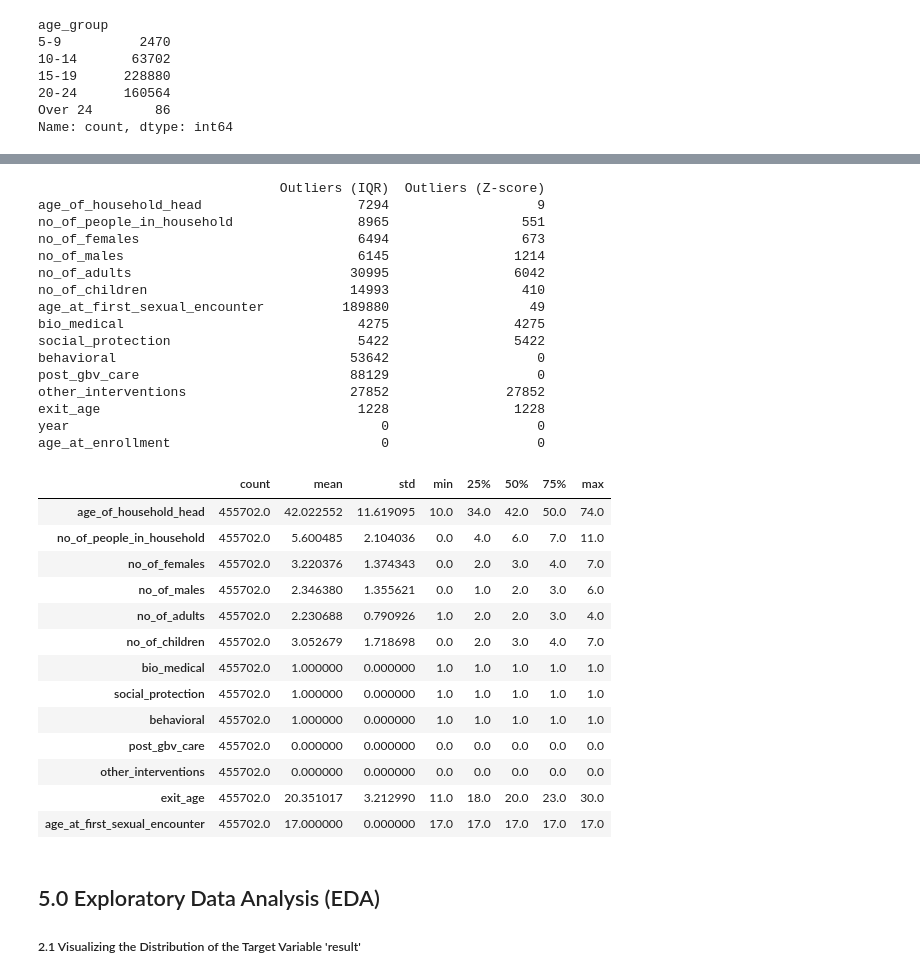
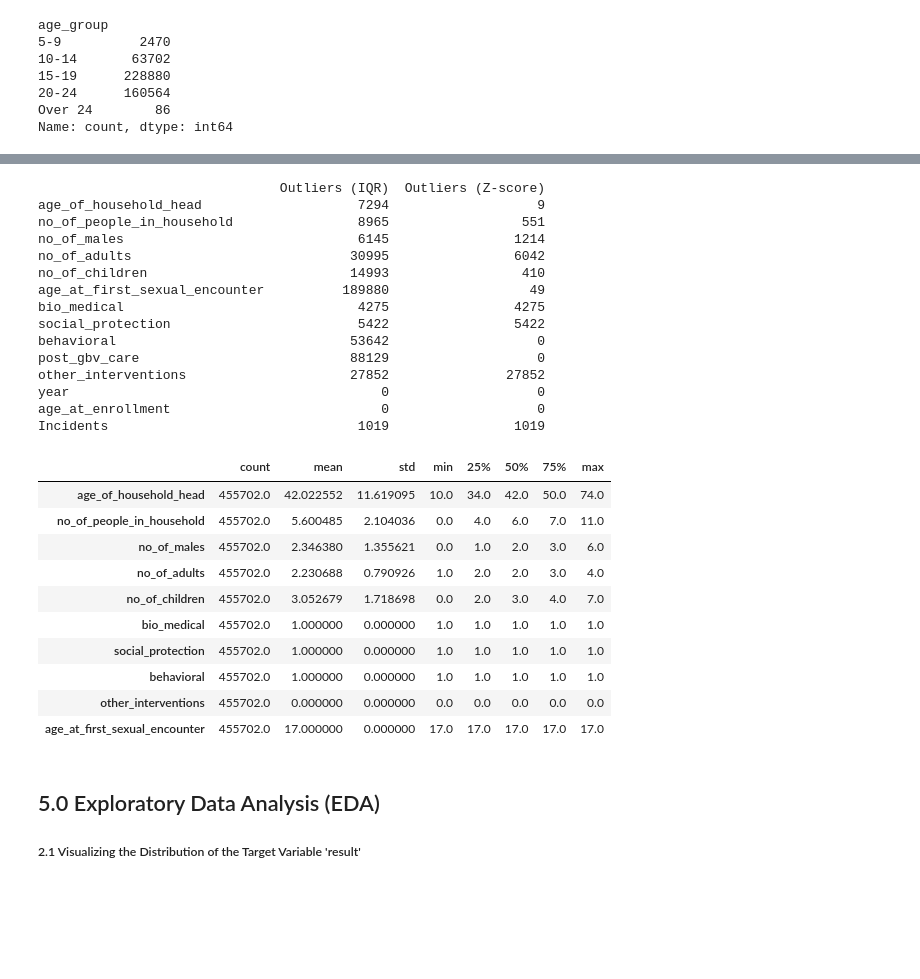
Before and after one commit to RichieRicky/DSF-PT08P5-GROUP5_CAPSTONE-PROJECT, a Jupyter notebook: Index.ipynb, the cells around one changed output, grey strips where cells are left out. Cells and saved outputs as stored; diff of their text form; code cells hidden in the pictures; blank space fills up the shorter version.

```diff
--- a/Index.ipynb
+++ b/Index.ipynb
@@ -87,7 +87,7 @@ import warnings
 warnings.filterwarnings("ignore")
 # %%
 #Ioading the dataset
-AGYW_prev_data=pd.read_csv('./data/hiv_raw_dataset.csv')
+AGYW_prev_data=pd.read_csv(r"C:\Users\rkeoye\Documents\AUDIT_2024\DATA_SCIENCE\PHASE  5\dreams_raw_dataset.csv")
 AGYW_prev_data.head() #display the first 5 rows of the dataset
 # %% [output]
 |  | date_of_birth | date_of_enrollment | county | head_of_household | head_of_household_other | ... |
@@ -237,7 +237,10 @@ print(f"We have dropped {duplicates} duplicate rows.")
 We have dropped 105 duplicate rows.
 # %%
 #drop columns that we may not need for our analysis
-columns_to_drop=['intervention_name','head_of_household_other','ever_tested_for_hiv','post_gbv_care','exit_reason_other']
+columns_to_drop=['ever_tested_for_hiv',
+                 'is_one_parent_alive', 'parents_alive_status', 'no_of_females',
+                 'exit_age']
+AGYW_prev_data=AGYW_prev_data.drop(columns=columns_to_drop)
 # %%
 # converting date columns to dateline
 date_cols= ['date_of_birth', 'date_of_enrollment','intervention_date']
@@ -250,7 +253,7 @@ for col in obj_cols:
     AGYW_prev_data[col] = AGYW_prev_data[col].str.strip()
 # %%
 #Standardize categorical variables that have binary responses (e.g., Yes/No)
-binary_cols = ['father_alive', 'mother_alive', 'ever_missed_full_day_food_in_4wks', 'currently_in_school', 'ever_tested_for_hiv', 'ever_had_sex', 'has_sexual_partner',
+binary_cols = ['father_alive', 'mother_alive', 'ever_missed_full_day_food_in_4wks', 'currently_in_school', 'ever_had_sex', 'has_sexual_partner',
                'used_condom_with_last_partner']
 for col in binary_cols:
     if col in AGYW_prev_data.columns:
@@ -260,6 +263,6 @@ for col in binary_cols:
         AGYW_prev_data[col] = AGYW_prev_data[col].replace({'yes': 'yes', 'no': 'no', 'y': 'yes', 'n': 'no'})
 
 # print the first few rows
-AGYW_prev_data[['father_alive', 'mother_alive', 'ever_missed_full_day_food_in_4wks', 'currently_in_school', 'ever_tested_for_hiv', 'ever_had_sex', 'has_sexual_partner',
+AGYW_prev_data[['father_alive', 'mother_alive', 'ever_missed_full_day_food_in_4wks', 'currently_in_school','ever_had_sex', 'has_sexual_partner',
                'used_condom_with_last_partner']].head()
 # %% [output]
@@ -331,3 +334,6 @@ age_group
 20-24      160564
 Over 24        86
 Name: count, dtype: int64
+# %%
+#create new column called incidents to account for positives cases per category/total population
+AGYW_prev_data['Incidents'] = AGYW_prev_data['result'].apply(lambda x: 1 if x == 'Positive' else 0)
@@ -373,7 +400,6 @@ print(outliers_summary)
                                Outliers (IQR)  Outliers (Z-score)
 age_of_household_head                    7294                   9
 no_of_people_in_household                8965                 551
-no_of_females                            6494                 673
 no_of_males                              6145                1214
 no_of_adults                            30995                6042
 no_of_children                          14993                 410
@@ -383,61 +409,55 @@ social_protection                        5422                5422
 behavioral                              53642                   0
 post_gbv_care                           88129                   0
 other_interventions                     27852               27852
-exit_age                                 1228                1228
 year                                        0                   0
 age_at_enrollment                           0                   0
+Incidents                                1019                1019
 # %%
 # Define the list of columns to handle (excluding 'age_at_first_sexual_encounter')
 columns_to_handle = [
     'age_of_household_head',
     'no_of_people_in_household',
-    'no_of_females',
     'no_of_males',
     'no_of_adults',
     'no_of_children',
     'bio_medical',
     'social_protection',
     'behavioral',
-    'post_gbv_care',
     'other_interventions',
-    'exit_age',
     'age_at_first_sexual_encounter'
 ]
 
 # Handling outliers by replacing them with the median value
 def handle_outliers_with_median(df, columns):
     for col in columns:
         Q1 = df[col].quantile(0.25)
         Q3 = df[col].quantile(0.75)
         IQR = Q3 - Q1
         lower_bound = Q1 - 1.5 * IQR
         upper_bound = Q3 + 1.5 * IQR
 
         # Using boolean masking to replace outliers with the median
         median_value = df[col].median()
         df.loc[(df[col] < lower_bound) | (df[col] > upper_bound), col] = median_value
 
     return df
 
 # Handle the outliers by replacing them with median values
 AGYW_prev_data = handle_outliers_with_median(AGYW_prev_data, columns_to_handle)
 
 # Optional: Check the cleaned DataFrame
 AGYW_prev_data[columns_to_handle].describe().T
 # %% [output]
 |  | count | mean | std | min | 25% | 50% | 75% | max |
 | age_of_household_head | 455702.0 | 42.022552 | 11.619095 | 10.0 | 34.0 | 42.0 | 50.0 | 74.0 |
 | no_of_people_in_household | 455702.0 | 5.600485 | 2.104036 | 0.0 | 4.0 | 6.0 | 7.0 | 11.0 |
-| no_of_females | 455702.0 | 3.220376 | 1.374343 | 0.0 | 2.0 | 3.0 | 4.0 | 7.0 |
 | no_of_males | 455702.0 | 2.346380 | 1.355621 | 0.0 | 1.0 | 2.0 | 3.0 | 6.0 |
 | no_of_adults | 455702.0 | 2.230688 | 0.790926 | 1.0 | 2.0 | 2.0 | 3.0 | 4.0 |
 | no_of_children | 455702.0 | 3.052679 | 1.718698 | 0.0 | 2.0 | 3.0 | 4.0 | 7.0 |
 | bio_medical | 455702.0 | 1.000000 | 0.000000 | 1.0 | 1.0 | 1.0 | 1.0 | 1.0 |
 | social_protection | 455702.0 | 1.000000 | 0.000000 | 1.0 | 1.0 | 1.0 | 1.0 | 1.0 |
 | behavioral | 455702.0 | 1.000000 | 0.000000 | 1.0 | 1.0 | 1.0 | 1.0 | 1.0 |
-| post_gbv_care | 455702.0 | 0.000000 | 0.000000 | 0.0 | 0.0 | 0.0 | 0.0 | 0.0 |
 | other_interventions | 455702.0 | 0.000000 | 0.000000 | 0.0 | 0.0 | 0.0 | 0.0 | 0.0 |
-| exit_age | 455702.0 | 20.351017 | 3.212990 | 11.0 | 18.0 | 20.0 | 23.0 | 30.0 |
 | age_at_first_sexual_encounter | 455702.0 | 17.000000 | 0.000000 | 17.0 | 17.0 | 17.0 | 17.0 | 17.0 |
 # %% [markdown]
 ## 5.0 Exploratory Data Analysis (EDA)
```
Also changed, not shown: parts of 12 cells of this notebook, 42 other files.
